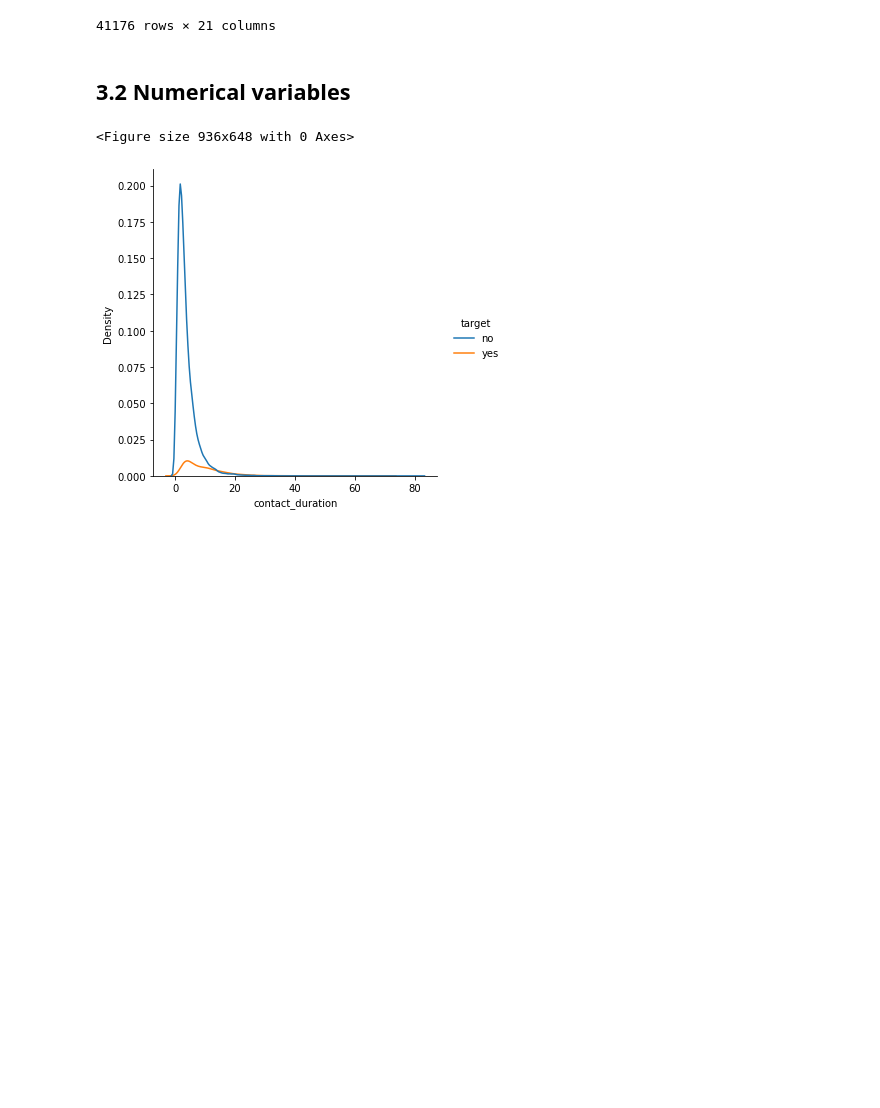
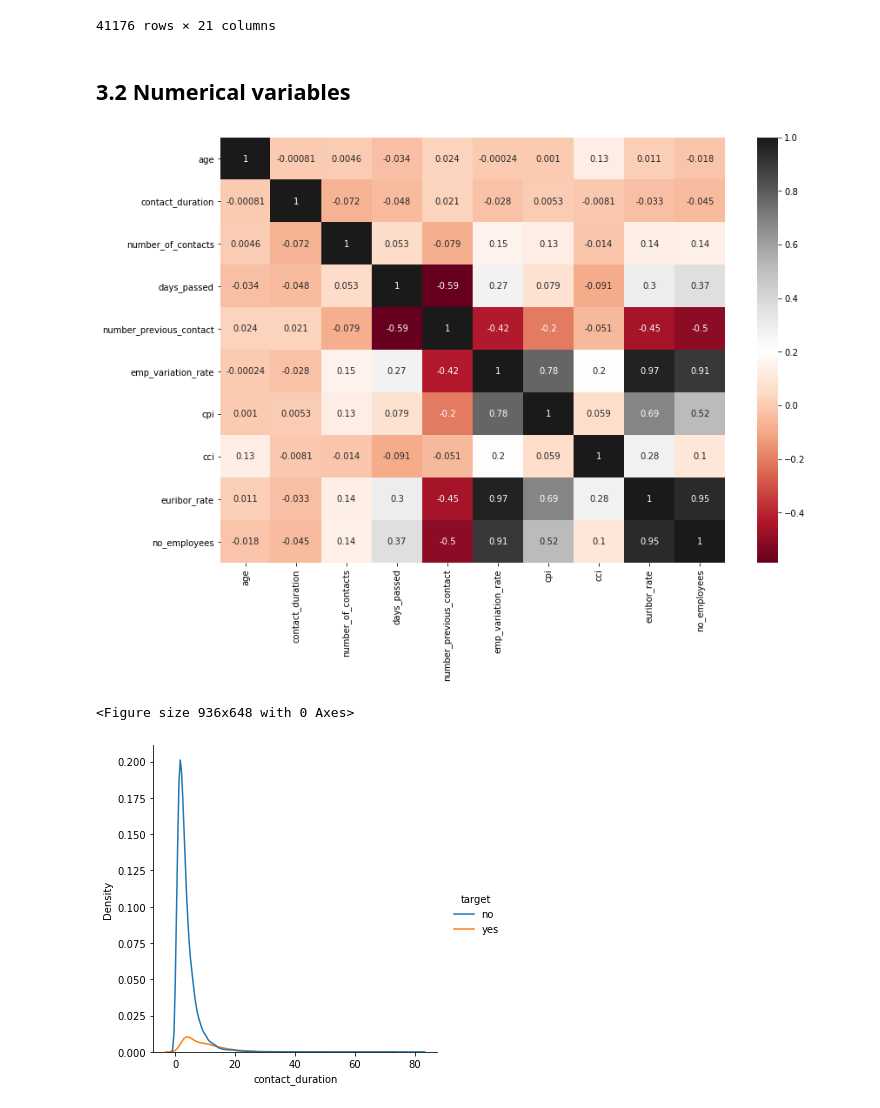
Before and after one commit to zatkopatrik/authentic-data-science, a Jupyter notebook: Jupyter_notebooks/3. Data-Visualization/3_4_13 Bivariate Analysis with Seaborn.ipynb, the cells around one changed output. Drawn from its saved outputs; the diff is of its cells as text; code cells hidden in the pictures; blank space fills up the shorter version.

Commit message:
Creating task for heatmap

```diff
--- a/Jupyter_notebooks/3. Data-Visualization/3_4_13 Bivariate Analysis with Seaborn.ipynb
+++ b/Jupyter_notebooks/3. Data-Visualization/3_4_13 Bivariate Analysis with Seaborn.ipynb
@@ -382,6 +382,17 @@ data
 41176 rows × 21 columns
 # %% [markdown]
 ## 3.2 Numerical variables
+# %%
+# TASK >>> Create a Figure object and set size to (13,9)
+#      >>> Create a heatmap of data with written correlations coefficients
+#      >>> Set color palette: 'RdGy'
+fig, ax = plt.subplots(figsize = (13,9))
+data_corr = data.corr()
+sns.heatmap(data_corr,
+           cmap = 'RdGy',
+           annot = True);
+# %% [output]
+[figure, added]
 # %%
 plt.figure(figsize = (13,9))
 sns.displot(data = data, x='contact_duration', hue = 'target', kind = 'kde');
```
Also changed, not shown: parts of 1 cell of this notebook.
